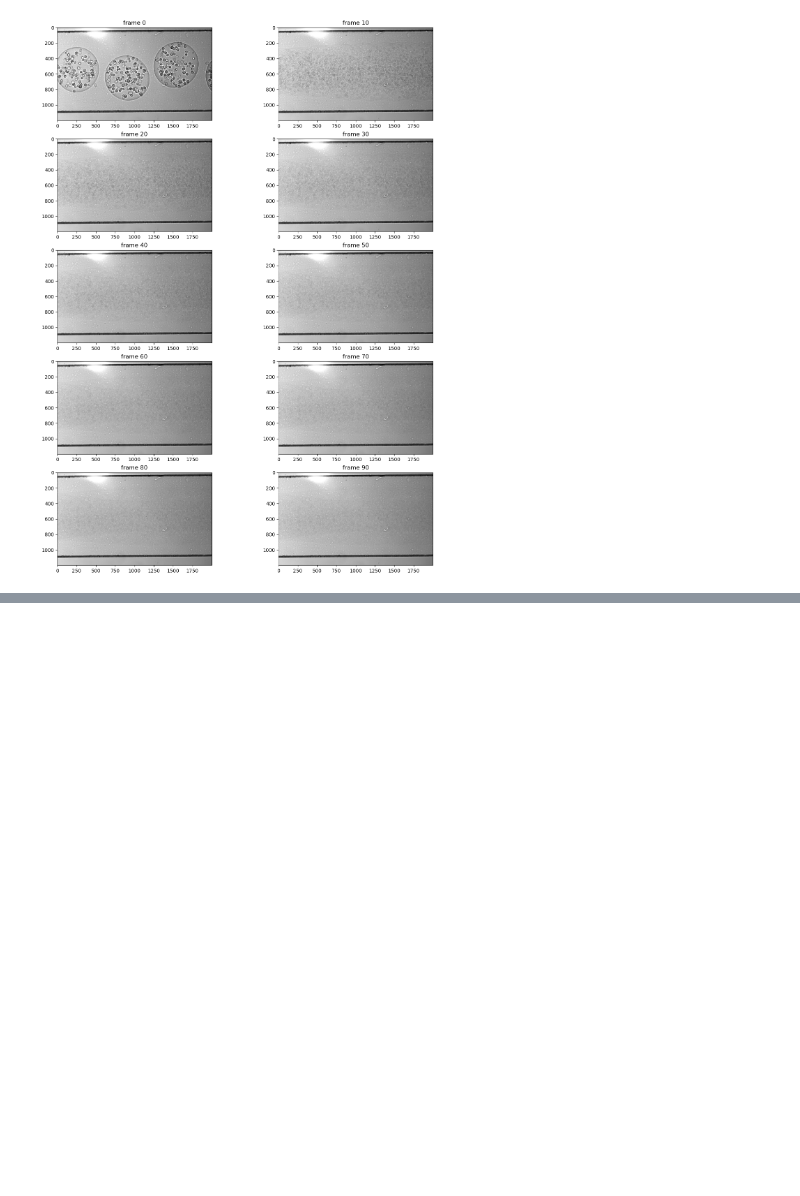
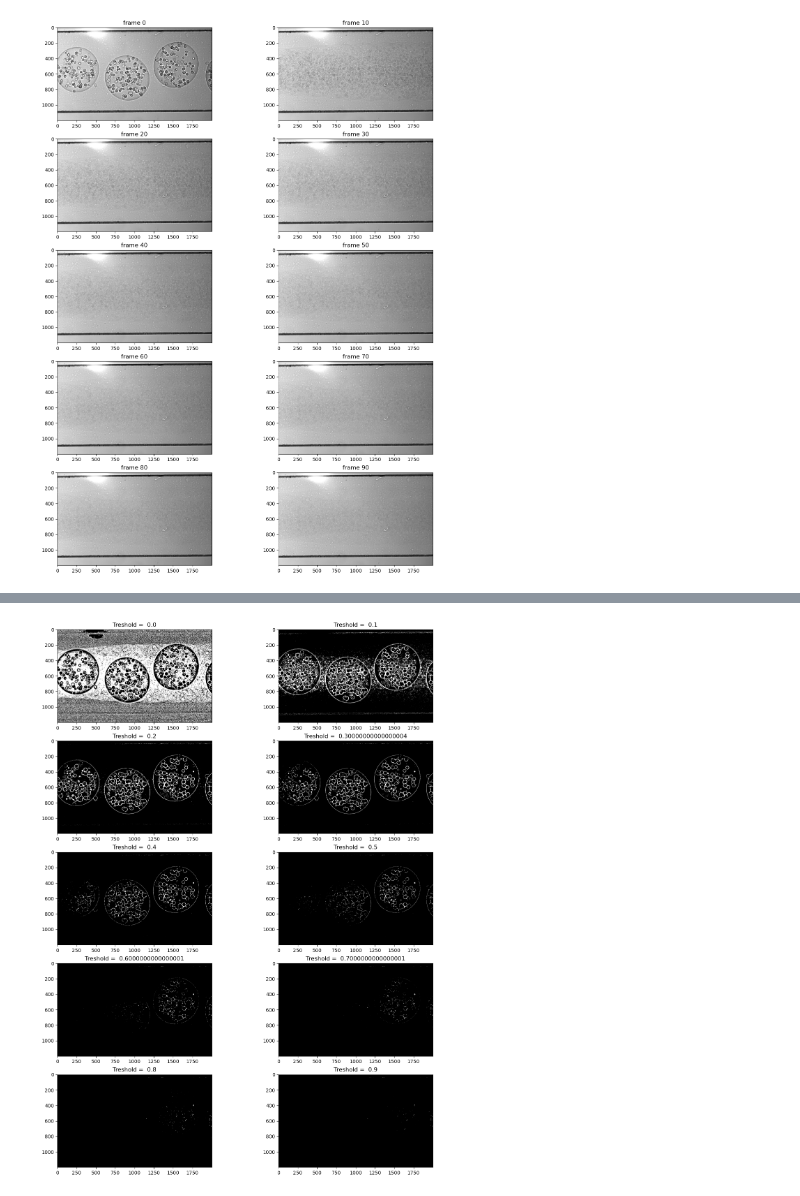
Before and after one commit to lambi702/CV-Video_annotation, a Jupyter notebook: back.ipynb, the cells around one changed output, grey strips where cells are left out. Drawn from its saved outputs; the diff is of its cells as text; code cells hidden in the pictures; blank space fills up the shorter version.

```diff
--- a/back.ipynb
+++ b/back.ipynb
@@ -51,0 +56,19 @@ plt.show()
+# %%
+im = images[0]
+im = np.mean(im,axis=2)
+
+def get_mask(im,back,threshold=1):
+    mask = np.zeros(im.shape)
+    mask[im>back*(1+threshold)] = 1
+    return mask
+
+masks = np.zeros((10,im.shape[0],im.shape[1]))
+for i in range(10):
+    masks[i] = get_mask(im,back,threshold=0.1*i)
+
+fig, axs = plt.subplots(5,2, figsize=(15,20))
+for i in range(10):
+    axs[i//2,i%2].imshow(masks[i], cmap='gray')
+    axs[i//2,i%2].set_title(f'Treshold =  {0.1*i}')
+# %% [output]
+[figure, added]
```
Also changed, not shown: parts of 2 cells of this notebook, 1 other file.
